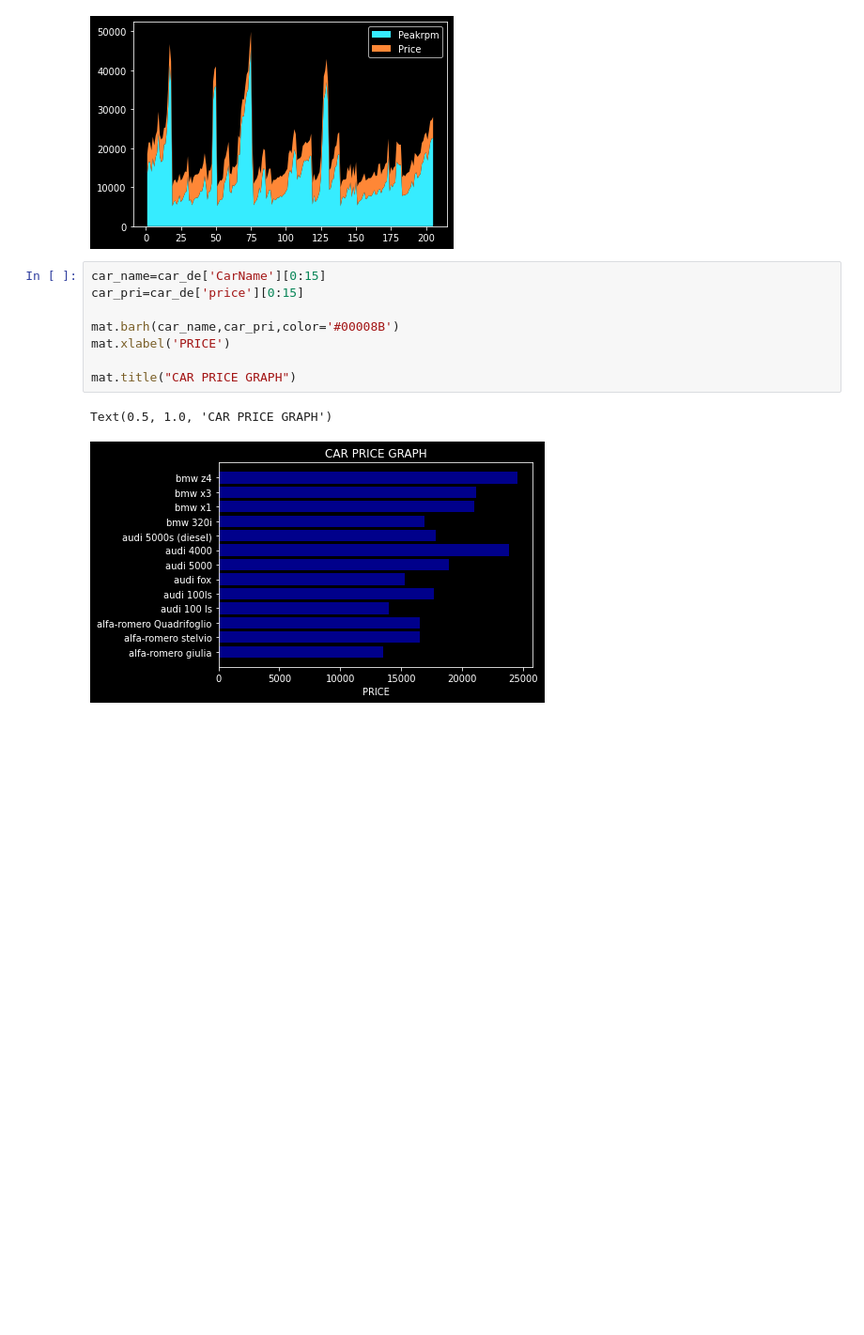
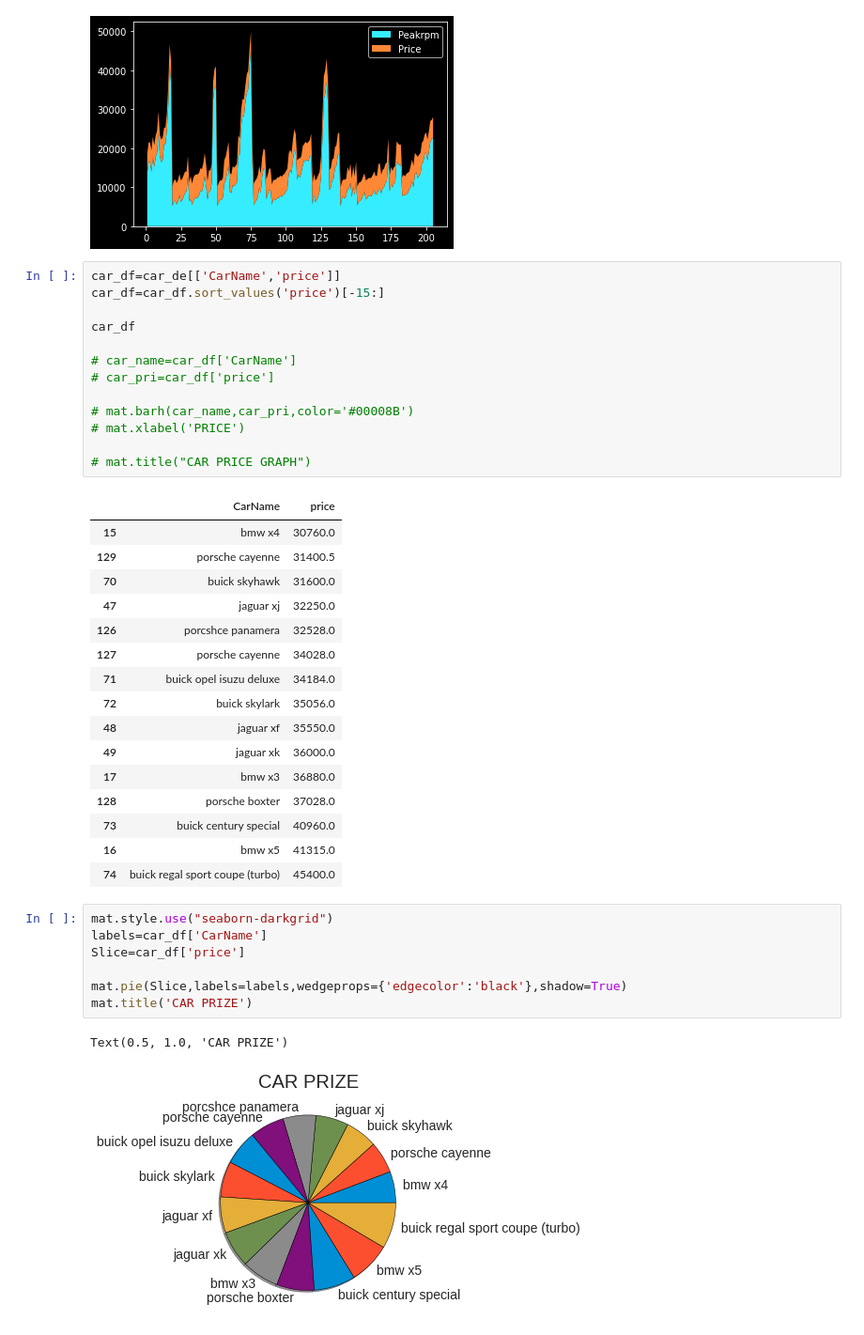
Before and after one commit to Ruturajsinh2839/woc5.0-ml-weather-prediction-case-study--Ruturajsinh-, a Jupyter notebook: WOC5_ML_Checkpoint_4.ipynb, the cells around one changed output. Shown at 94% size. Cells and saved outputs as stored; diff of their text form; blank space fills up the shorter version.

```diff
--- a/WOC5_ML_Checkpoint_4.ipynb
+++ b/WOC5_ML_Checkpoint_4.ipynb
@@ -132,13 +132,42 @@ mat.legend(loc="upper right")
 <matplotlib.legend.Legend at 0x...>
 [figure]
 # %%
-car_name=car_de['CarName'][0:15]
-car_pri=car_de['price'][0:15]
+car_df=car_de[['CarName','price']]
+car_df=car_df.sort_values('price')[-15:]
 
-mat.barh(car_name,car_pri,color='#00008B')
-mat.xlabel('PRICE')
+car_df
 
-mat.title("CAR PRICE GRAPH")
+# car_name=car_df['CarName']
+# car_pri=car_df['price']
+
+# mat.barh(car_name,car_pri,color='#00008B')
+# mat.xlabel('PRICE')
+
+# mat.title("CAR PRICE GRAPH")
 # %% [output]
-Text(0.5, 1.0, 'CAR PRICE GRAPH')
-[figure, removed]
+|  | CarName | price |
+| 15 | bmw x4 | 30760.0 |
+| 129 | porsche cayenne | 31400.5 |
+| 70 | buick skyhawk | 31600.0 |
+| 47 | jaguar xj | 32250.0 |
+| 126 | porcshce panamera | 32528.0 |
+| 127 | porsche cayenne | 34028.0 |
+| 71 | buick opel isuzu deluxe | 34184.0 |
+| 72 | buick skylark | 35056.0 |
+| 48 | jaguar xf | 35550.0 |
+| 49 | jaguar xk | 36000.0 |
+| 17 | bmw x3 | 36880.0 |
+| 128 | porsche boxter | 37028.0 |
+| 73 | buick century special | 40960.0 |
+| 16 | bmw x5 | 41315.0 |
+| 74 | buick regal sport coupe (turbo) | 45400.0 |
+# %%
+mat.style.use("seaborn-darkgrid")
+labels=car_df['CarName']
+Slice=car_df['price']
+
+mat.pie(Slice,labels=labels,wedgeprops={'edgecolor':'black'},shadow=True)
+mat.title('CAR PRIZE')
+# %% [output]
+Text(0.5, 1.0, 'CAR PRIZE')
+[figure, added]
```
Also changed, not shown: parts of 4 cells of this notebook.
